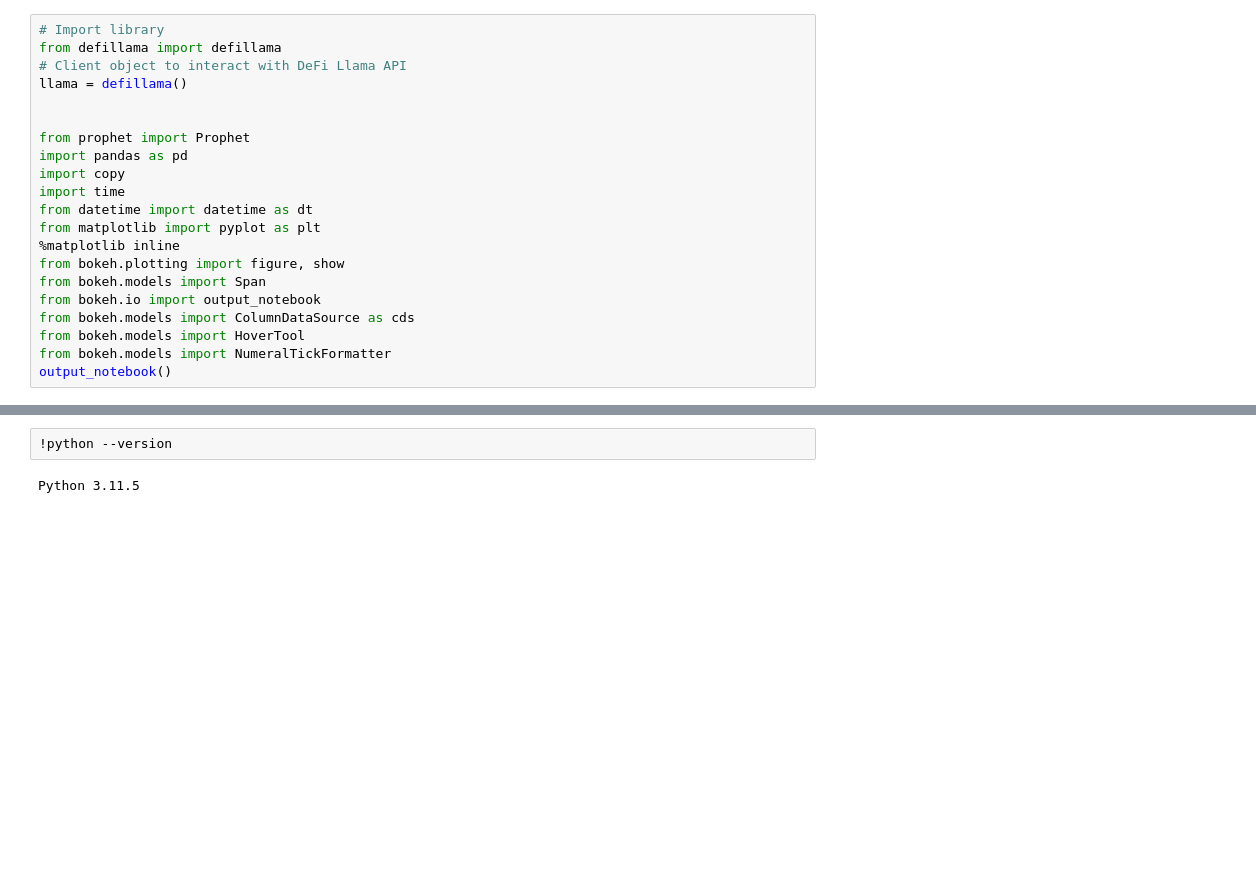
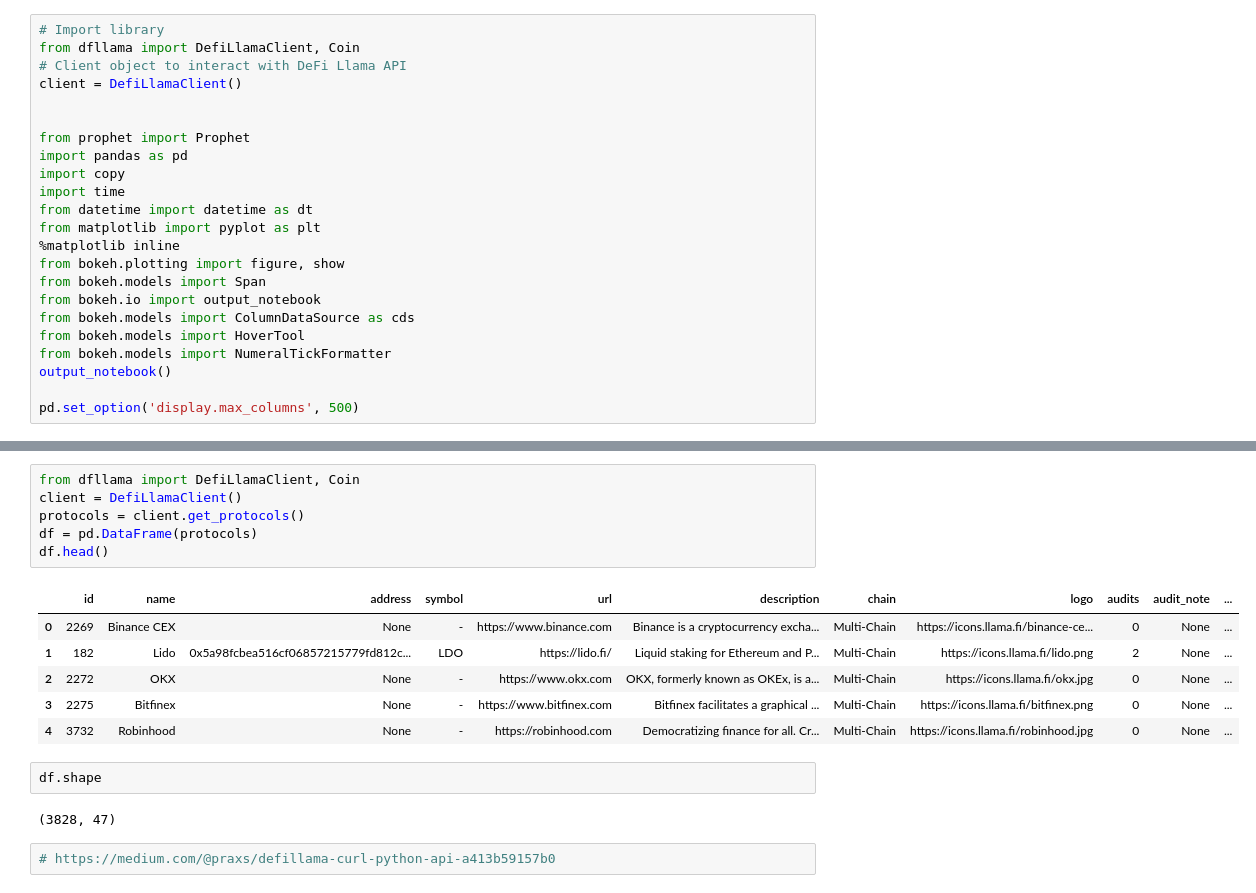
Before and after one commit to Danselem/DE-Zoomcamp24, a Jupyter notebook: web3/defi-llama.ipynb, the cells around one changed output, grey strips where cells are left out. Drawn from its saved outputs; the diff is of its cells as text; blank space fills up the shorter version.

Commit message:
added defi web3 notebook

```diff
--- a/web3/defi-llama.ipynb
+++ b/web3/defi-llama.ipynb
@@ -1,8 +1,8 @@
 # %%
 # Import library
-from defillama import defillama
+from dfllama import DefiLlamaClient, Coin
 # Client object to interact with DeFi Llama API
-llama = defillama()
+client = DefiLlamaClient()
 
 
 from prophet import Prophet
@@ -19,4 +19,6 @@ from bokeh.models import ColumnDataSource as cds
 from bokeh.models import HoverTool
 from bokeh.models import NumeralTickFormatter
 output_notebook()
+
+pd.set_option('display.max_columns', 500)
 # %% [output]
@@ -24,4 +27,19 @@ ImportError: cannot import name 'defillama' from 'defillama' (/workspaces/DE-Zoo
+# %%
+from dfllama import DefiLlamaClient, Coin
+client = DefiLlamaClient()
+protocols = client.get_protocols()
+df = pd.DataFrame(protocols)
+df.head()
+# %% [output]
+|  | id | name | address | symbol | url | description | chain | logo | audits | audit_note | ... |
+| 0 | 2269 | Binance CEX | None | - | https://www.binance.com | Binance is a cryptocurrency excha... | Multi-Chain | https://icons.llama.fi/binance-ce... | 0 | None | ... |
+| 1 | 182 | Lido | 0x5a98fcbea516cf06857215779fd812c... | LDO | https://lido.fi/ | Liquid staking for Ethereum and P... | Multi-Chain | https://icons.llama.fi/lido.png | 2 | None | ... |
+| 2 | 2272 | OKX | None | - | https://www.okx.com | OKX, formerly known as OKEx, is a... | Multi-Chain | https://icons.llama.fi/okx.jpg | 0 | None | ... |
+| 3 | 2275 | Bitfinex | None | - | https://www.bitfinex.com | Bitfinex facilitates a graphical ... | Multi-Chain | https://icons.llama.fi/bitfinex.png | 0 | None | ... |
+| 4 | 3732 | Robinhood | None | - | https://robinhood.com | Democratizing finance for all. Cr... | Multi-Chain | https://icons.llama.fi/robinhood.jpg | 0 | None | ... |
 # %%
-!python --version
+df.shape
 # %% [output]
-Python 3.11.5
+(3828, 47)
+# %%
+# https://medium.com/@praxs/defillama-curl-python-api-a413b59157b0
```
Also changed, not shown: parts of 13 cells of this notebook, 2 other files.
